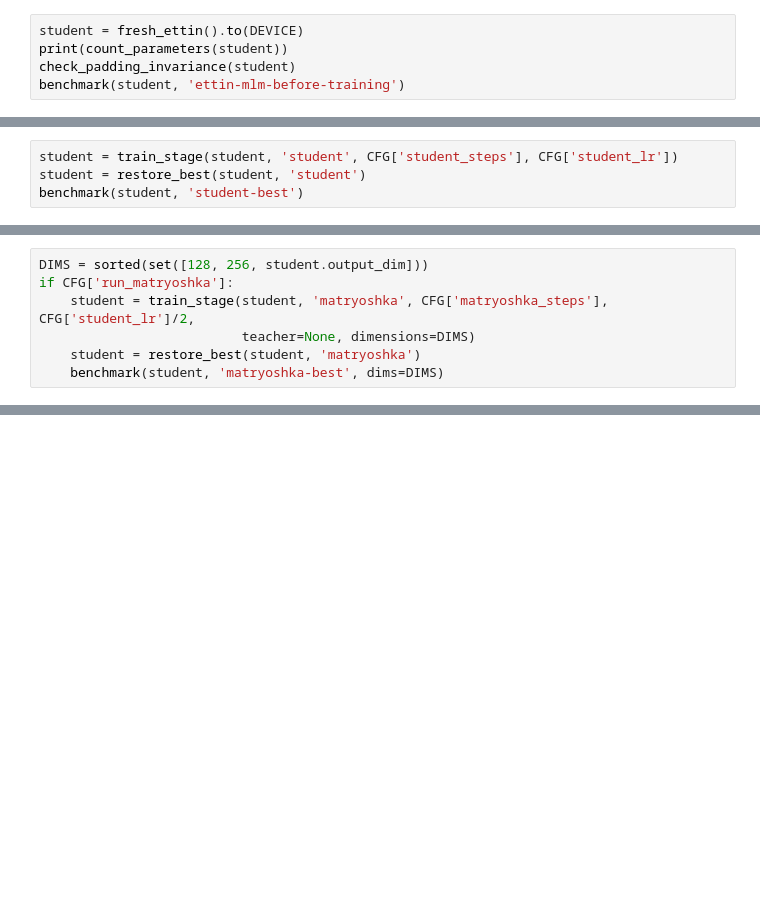
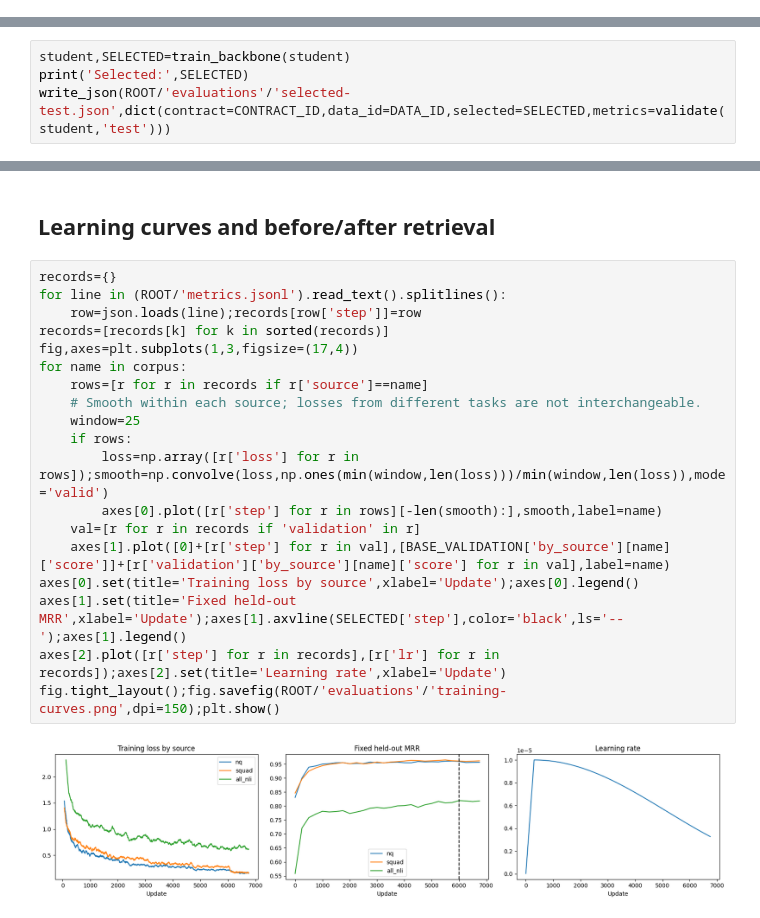
Before and after one commit to vbprojects/MondrianPolyaRecommender, a Jupyter notebook: encoder_experiments_colab/02_ettin.ipynb, the cells around one changed output, grey strips where cells are left out. Cells and saved outputs as stored; diff of their text form; blank space fills up the shorter version.

Commit message:
embedding training

```diff
--- a/encoder_experiments_colab/02_ettin.ipynb
+++ b/encoder_experiments_colab/02_ettin.ipynb
@@ -599,5 +0,0 @@ def load_export(path):
-# %%
-student = fresh_ettin().to(DEVICE)
-print(count_parameters(student))
-check_padding_invariance(student)
-benchmark(student, 'ettin-mlm-before-training')
@@ -631,4 +0,0 @@ ettin-mlm-before-training NanoHotpotQA 384 {'hit@1': 0.1, 'hit@5': 0.2, 'recall@
-# %%
-student = train_stage(student, 'student', CFG['student_steps'], CFG['student_lr'])
-student = restore_best(student, 'student')
-benchmark(student, 'student-best')
@@ -669,7 +0,0 @@ student-best NanoHotpotQA 384 {'hit@1': 0.6, 'hit@5': 0.82, 'recall@10': 0.58, '
-# %%
-DIMS = sorted(set([128, 256, student.output_dim]))
-if CFG['run_matryoshka']:
-    student = train_stage(student, 'matryoshka', CFG['matryoshka_steps'], CFG['student_lr']/2,
-                          teacher=None, dimensions=DIMS)
-    student = restore_best(student, 'matryoshka')
-    benchmark(student, 'matryoshka-best', dims=DIMS)
@@ -868,0 +899,4 @@ Passing the plumbing checks does not establish semantic quality; use the retriev
+# %%
+student,SELECTED=train_backbone(student)
+print('Selected:',SELECTED)
+write_json(ROOT/'evaluations'/'selected-test.json',dict(contract=CONTRACT_ID,data_id=DATA_ID,selected=SELECTED,metrics=validate(student,'test')))
@@ -868,0 +921,23 @@ Passing the plumbing checks does not establish semantic quality; use the retriev
+# %% [markdown]
+## Learning curves and before/after retrieval
+# %%
+records={}
+for line in (ROOT/'metrics.jsonl').read_text().splitlines():
+    row=json.loads(line);records[row['step']]=row
+records=[records[k] for k in sorted(records)]
+fig,axes=plt.subplots(1,3,figsize=(17,4))
+for name in corpus:
+    rows=[r for r in records if r['source']==name]
+    # Smooth within each source; losses from different tasks are not interchangeable.
+    window=25
+    if rows:
+        loss=np.array([r['loss'] for r in rows]);smooth=np.convolve(loss,np.ones(min(window,len(loss)))/min(window,len(loss)),mode='valid')
+        axes[0].plot([r['step'] for r in rows][-len(smooth):],smooth,label=name)
+    val=[r for r in records if 'validation' in r]
+    axes[1].plot([0]+[r['step'] for r in val],[BASE_VALIDATION['by_source'][name]['score']]+[r['validation']['by_source'][name]['score'] for r in val],label=name)
+axes[0].set(title='Training loss by source',xlabel='Update');axes[0].legend()
+axes[1].set(title='Fixed held-out MRR',xlabel='Update');axes[1].axvline(SELECTED['step'],color='black',ls='--');axes[1].legend()
+axes[2].plot([r['step'] for r in records],[r['lr'] for r in records]);axes[2].set(title='Learning rate',xlabel='Update')
+fig.tight_layout();fig.savefig(ROOT/'evaluations'/'training-curves.png',dpi=150);plt.show()
+# %% [output]
+[figure, added]
```
Also changed, not shown: parts of 62 cells of this notebook, 7 other files.
